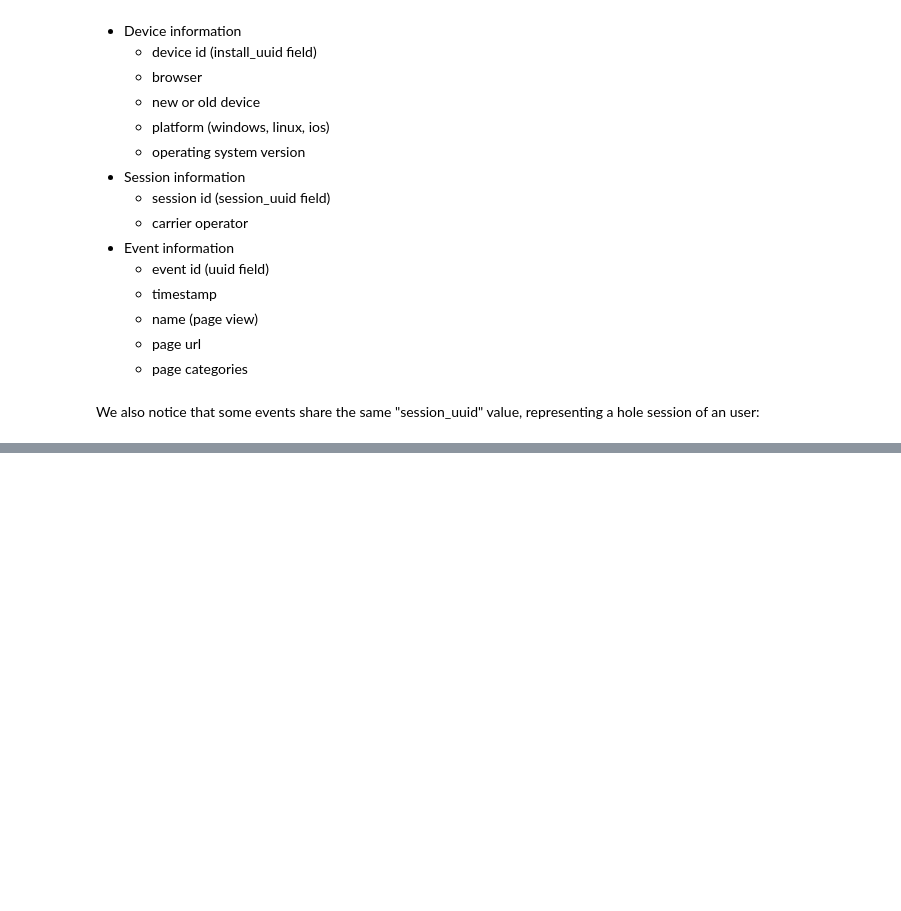
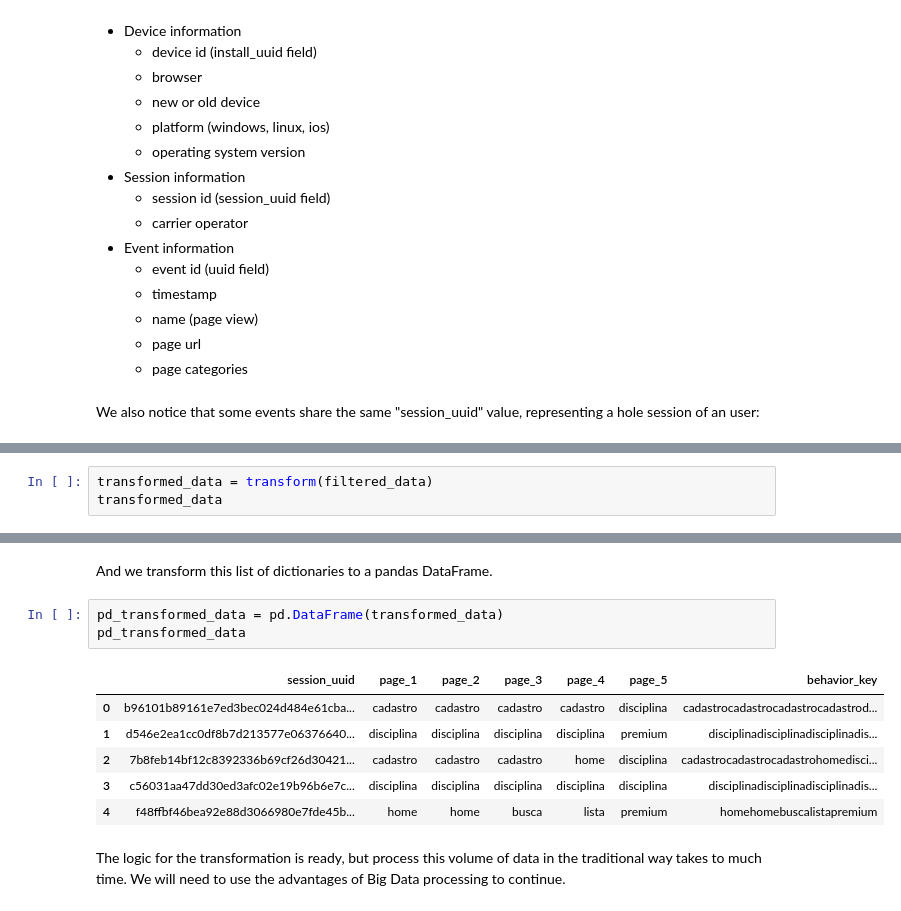
Before and after one commit to enriqueulloap/portfolio, a Jupyter notebook: User Behavior in an Educational Social Network (Part 2).ipynb, the cells around one changed output, grey strips where cells are left out. Saved outputs shown, nothing was run; the diff lists cells and outputs as text; blank space fills up the shorter version.

```diff
--- a/User Behavior in an Educational Social Network (Part 2).ipynb
+++ b/User Behavior in an Educational Social Network (Part 2).ipynb
@@ -95,0 +337,3 @@ In progress...
+# %%
+transformed_data = transform(filtered_data)
+transformed_data
@@ -95,0 +358,14 @@ In progress...
+# %% [markdown]
+And we transform this list of dictionaries to a pandas DataFrame.
+# %%
+pd_transformed_data = pd.DataFrame(transformed_data)
+pd_transformed_data
+# %% [output]
+|  | session_uuid | page_1 | page_2 | page_3 | page_4 | page_5 | behavior_key |
+| 0 | b96101b89161e7ed3bec024d484e61cba... | cadastro | cadastro | cadastro | cadastro | disciplina | cadastrocadastrocadastrocadastrod... |
+| 1 | d546e2ea1cc0df8b7d213577e06376640... | disciplina | disciplina | disciplina | disciplina | premium | disciplinadisciplinadisciplinadis... |
+| 2 | 7b8feb14bf12c8392336b69cf26d30421... | cadastro | cadastro | cadastro | home | disciplina | cadastrocadastrocadastrohomedisci... |
+| 3 | c56031aa47dd30ed3afc02e19b96b6e7c... | disciplina | disciplina | disciplina | disciplina | disciplina | disciplinadisciplinadisciplinadis... |
+| 4 | f48ffbf46bea92e88d3066980e7fde45b... | home | home | busca | lista | premium | homehomebuscalistapremium |
+# %% [markdown]
+The logic for the transformation is ready, but process this volume of data in the traditional way takes to much time. We will need to use the advantages of Big Data processing to continue.
```
Also changed, not shown: parts of 39 cells of this notebook, 1 other file.
